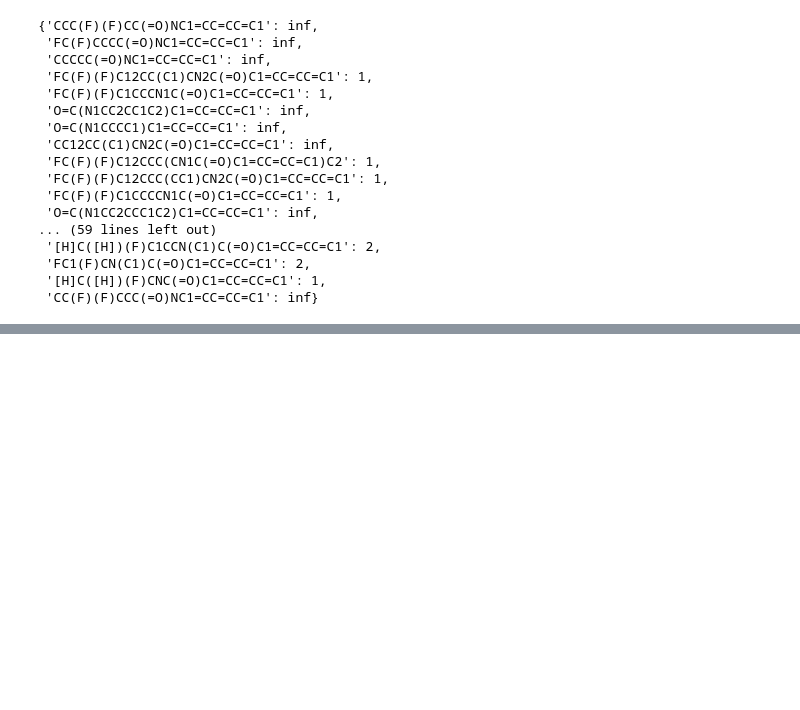
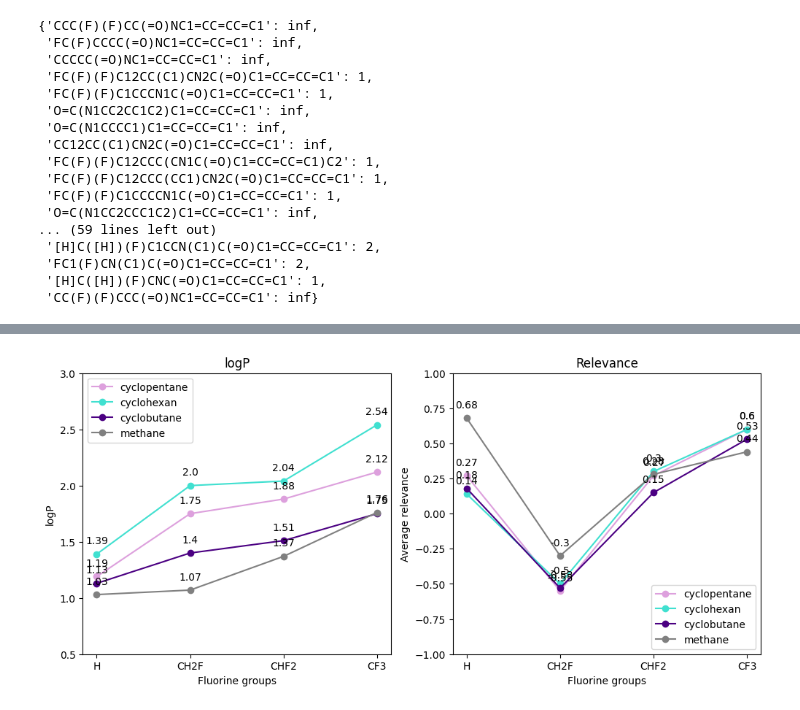
Before and after one commit to blackthorn-ai/XAI_Chem, a Jupyter notebook: ml_part/lrp/logP/notebooks/relevance_per_derivatives_for_secondary_amines.ipynb, the cells around one changed output, grey strips where cells are left out. Cells and saved outputs as stored; diff of their text form; code cells hidden in the pictures; blank space fills up the shorter version.

```diff
--- a/ml_part/lrp/logP/notebooks/relevance_per_derivatives_for_secondary_amines.ipynb
+++ b/ml_part/lrp/logP/notebooks/relevance_per_derivatives_for_secondary_amines.ipynb
@@ -348,0 +391,44 @@ plt.show()
+# %%
+import matplotlib.pyplot as plt
+
+fig, ((ax1, ax2)) = plt.subplots(1, 2, figsize=(12, 5))
+
+ax1.plot(fluorine_groups, cyclopentane_logP_values, marker='o', linestyle='-', color="plum", label="cyclopentane")
+ax1.plot(fluorine_groups, cyclohexan_logP_values, marker='o', linestyle='-', color="turquoise", label="cyclohexan")
+ax1.plot(fluorine_groups, cyclobutane_logP_values, marker='o', linestyle='-', color="indigo", label="cyclobutane")
+ax1.plot(fluorine_groups, methane_logP_values, marker='o', linestyle='-', color="grey", label="methane")
+
+for i in range(len(fluorine_groups)):
+    ax1.annotate(str(cyclopentane_logP_values[i]), (fluorine_groups[i], cyclopentane_logP_values[i]), xytext=(0, 10), textcoords='offset points', ha='center')
+    ax1.annotate(str(cyclohexan_logP_values[i]), (fluorine_groups[i], cyclohexan_logP_values[i]), xytext=(0, 10), textcoords='offset points', ha='center')
+    ax1.annotate(str(cyclobutane_logP_values[i]), (fluorine_groups[i], cyclobutane_logP_values[i]), xytext=(0, 10), textcoords='offset points', ha='center')
+    ax1.annotate(f"{str(methane_logP_values[i])}", (fluorine_groups[i], methane_logP_values[i]), xytext=(0, 10), textcoords='offset points', ha='center')
+
+ax1.set_xlabel('Fluorine groups')
+ax1.set_ylabel('logP')
+ax1.set_title('logP')
+
+ax1.set_ylim(0.5, 3)
+ax1.legend()
+# ------------------------------------------------
+ax2.plot(fluorine_groups, cyclopentane_values, marker='o', linestyle='-', color="plum", label="cyclopentane")
+ax2.plot(fluorine_groups, cyclohexan_values, marker='o', linestyle='-', color="turquoise", label="cyclohexan")
+ax2.plot(fluorine_groups, cyclobutane_values, marker='o', linestyle='-', color="indigo", label="cyclobutane")
+ax2.plot(fluorine_groups, methane_values, marker='o', linestyle='-', color="grey", label="methane")
+
+for i in range(len(fluorine_groups)):
+    ax2.annotate(str(cyclopentane_values[i]), (fluorine_groups[i], cyclopentane_values[i]), xytext=(0, 10), textcoords='offset points', ha='center')
+    ax2.annotate(str(cyclohexan_values[i]), (fluorine_groups[i], cyclohexan_values[i]), xytext=(0, 10), textcoords='offset points', ha='center')
+    ax2.annotate(str(cyclobutane_values[i]), (fluorine_groups[i], cyclobutane_values[i]), xytext=(0, 10), textcoords='offset points', ha='center')
+    ax2.annotate(f"{str(methane_values[i])}", (fluorine_groups[i], methane_values[i]), xytext=(0, 10), textcoords='offset points', ha='center')
+
+ax2.set_xlabel('Fluorine groups')
+ax2.set_ylabel('Average relevance')
+ax2.set_title('Relevance')
+
+ax2.set_ylim(-1, 1)
+ax2.legend()
+
+plt.show()
+# %% [output]
+[figure, added]
```
Also changed, not shown: parts of 22 cells of this notebook, 21 other files.
